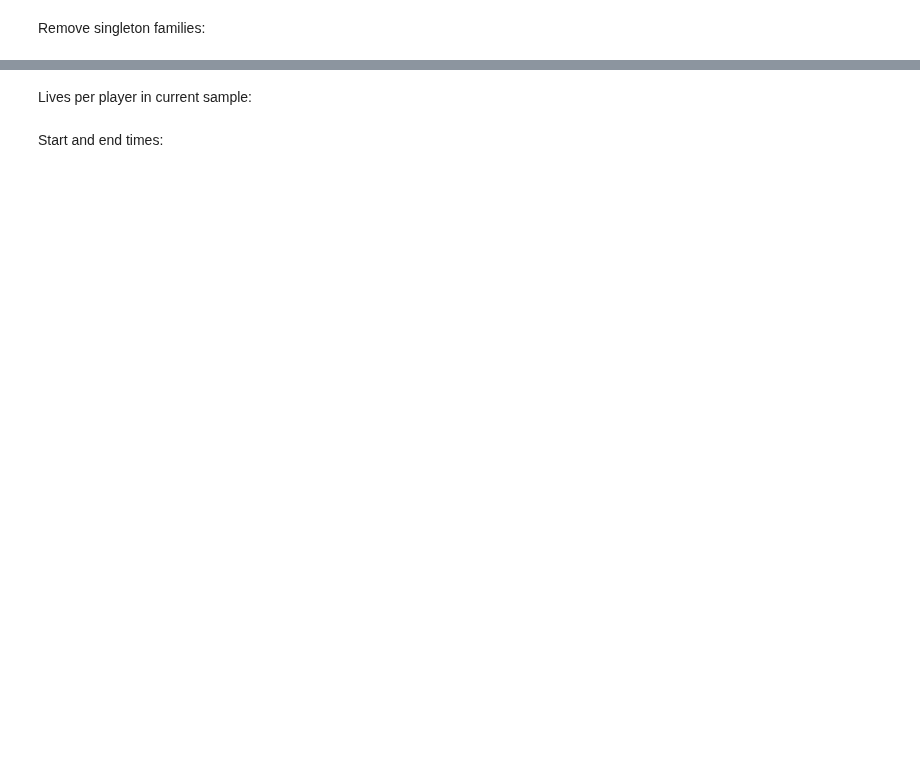
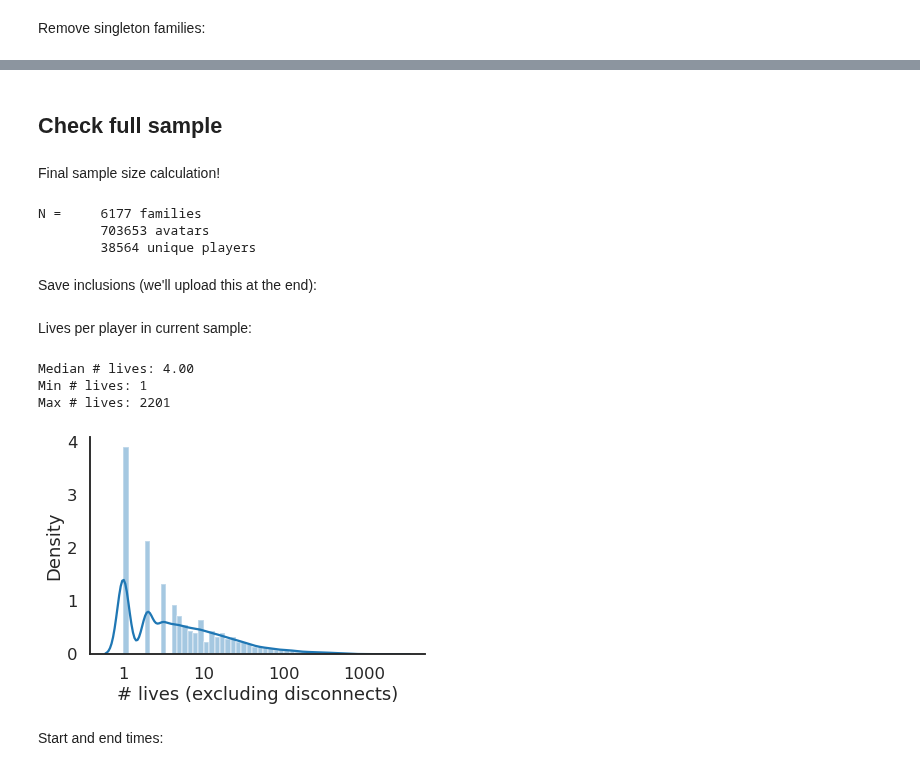
Before and after one commit to nataliavelez/OneHourOneLife, a Jupyter notebook: 2_demographics/2_3_lineage_success.ipynb, the cells around one changed output, grey strips where cells are left out. Saved outputs shown, nothing was run; the diff lists cells and outputs as text; code cells hidden in the pictures; blank space fills up the shorter version.

```diff
--- a/2_demographics/2_3_lineage_success.ipynb
+++ b/2_demographics/2_3_lineage_success.ipynb
@@ -94,0 +99,13 @@ Boundless era only: (789389, 17)
+# %%
+filtered_fams = pd.merge(in_era[['family']], fam_df, how='left')
+filtered_lifelogs = pd.merge(filtered_fams, all_eras)
+
+idx = filtered_lifelogs.groupby(['family'])['tBirth'].transform(max) == filtered_lifelogs['tBirth']
+last_descendants = filtered_lifelogs[idx].copy()
+complete_fams = last_descendants.groupby('family')['tDeath'].agg(lambda group: all(np.isfinite(group))).reset_index()
+complete_fams = complete_fams[complete_fams.tDeath]
+complete_fams = pd.merge(complete_fams[['family']], in_era)
+
+print('Removed %i incomplete families' % (in_era.shape[0] - complete_fams.shape[0]))
+print('%i families remaining' % complete_fams.shape[0])
+complete_fams.head()
@@ -94,0 +123,9 @@ Boundless era only: (789389, 17)
+# %%
+complete_descendants = pd.merge(complete_fams[['family']], fam_df)
+
+infant_lifelogs = pd.merge(complete_descendants, all_eras)
+noninfant_lifelogs = infant_lifelogs[(infant_lifelogs['cause_of_death'] != 'disconnect') & (infant_lifelogs['age'] > 2)]
+
+print('Removed %i infant disconnects' % (infant_lifelogs.shape[0] - noninfant_lifelogs.shape[0]))
+print(noninfant_lifelogs.shape)
+noninfant_lifelogs.head()
@@ -137,0 +143,7 @@ print('%i unique players' % len(np.unique(boundless_df['player'])))
+# %%
+final_families = noninfant_lifelogs.groupby('family')['avatar'].agg('count').reset_index()
+final_families = final_families[final_families.avatar > 1]
+
+print('Removed %i singleton families' % (complete_fams.shape[0] - final_families.shape[0]))
+print('%i families remaining' % final_families.shape[0])
+final_families.head()
@@ -137,0 +161,5 @@ print('%i unique players' % len(np.unique(boundless_df['player'])))
+# %%
+final_lifelogs = pd.merge(final_families[['family']], noninfant_lifelogs)
+print(noninfant_lifelogs.shape)
+print(final_lifelogs.shape)
+final_lifelogs.head()
@@ -137,0 +175,15 @@ print('%i unique players' % len(np.unique(boundless_df['player'])))
+# %% [markdown]
+## Check full sample
+# %% [markdown]
+Final sample size calculation!
+# %%
+final_sample = final_lifelogs[['family', 'player', 'avatar']].agg('nunique')
+print('N =\t%i families' % final_sample['family'])
+print('\t%i avatars' % final_sample['avatar'])
+print('\t%i unique players' % final_sample['player'])
+# %% [output]
+N =     6177 families
+        703653 avatars
+        38564 unique players
+# %% [markdown]
+Save inclusions (we'll upload this at the end):
@@ -138,20 +194,24 @@ print('%i unique players' % len(np.unique(boundless_df['player'])))
 # %% [markdown]
 Lives per player in current sample:
 # %%
-lineage_df = boundless_df.copy()
-player_summ = lineage_df.groupby('player')['avatar'].agg('count').reset_index()
+player_summ = final_lifelogs.groupby('player')['avatar'].agg('count').reset_index()
 player_summ = player_summ.rename(columns={'avatar': 'n'})
 player_summ.head()
 
 # Plot
 print('Median # lives: %0.2f' % np.median(player_summ['n']))
 print('Min # lives: %i' % np.min(player_summ['n']))
 print('Max # lives: %i' % np.max(player_summ['n']))
 
 fig,ax = plt.subplots()
 sns.distplot(np.log10(player_summ['n']),ax=ax)
 ax.set(xlabel='# lives (excluding disconnects)', xticks=range(4), xticklabels=[10**x for x in range(4)])
 sns.despine()
+# %% [output]
+Median # lives: 4.00
+Min # lives: 1
+Max # lives: 2201
+[figure, added]
 # %% [markdown]
 Start and end times:
 # %%
```
Also changed, not shown: parts of 65 cells of this notebook, 23 other files.
